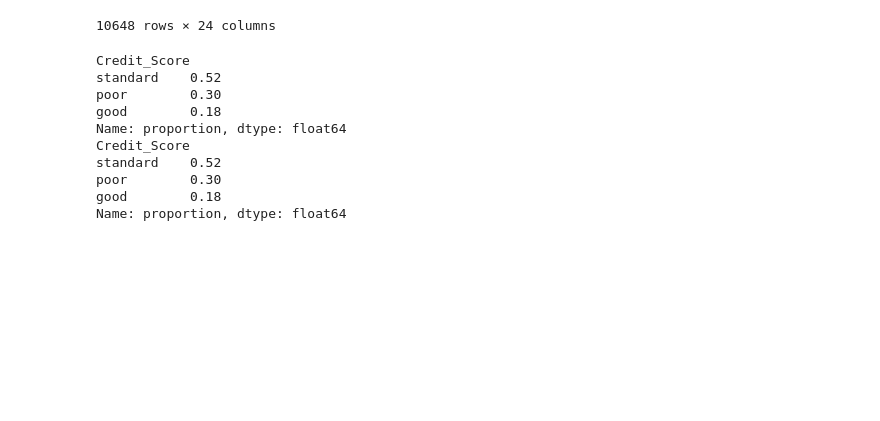
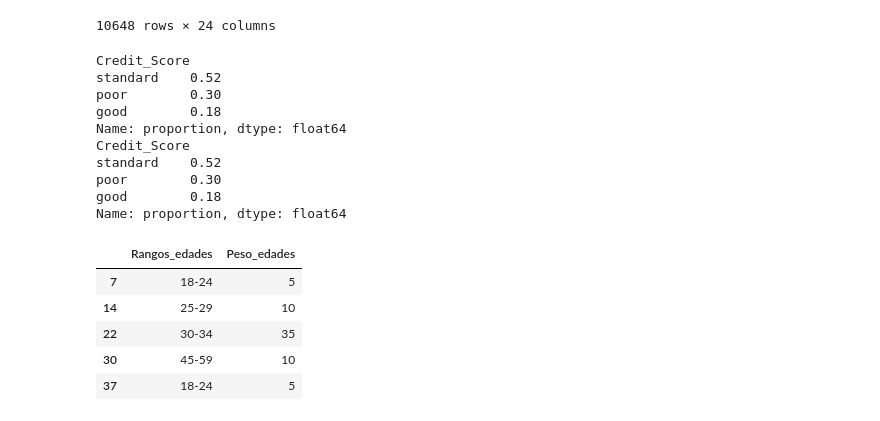
Before and after one commit to Karimme-T/Modelo-de-Puntuacion-Crediticia, a Jupyter notebook: Modelo_1.ipynb, the cells around one changed output. Cells and saved outputs as stored; diff of their text form; code cells hidden in the pictures; blank space fills up the shorter version.

Commit message:
Pesos por rango de edades

```diff
--- a/Modelo_1.ipynb
+++ b/Modelo_1.ipynb
@@ -238,3 +238,43 @@ standard    0.52
 poor        0.30
 good        0.18
 Name: proportion, dtype: float64
+# %%
+# Transformar la columna Age en rangos de edades usando binning
+
+rangos_edades = [18, 25, 30, 35, 45, 60, 70, 90]
+rangos_labels = ['18-24', '25-29', '30-34', '35-44', '45-59', '60-69', '70-90']
+pesos_edades = {
+    '18-24': 5,
+    '25-29': 10,
+    '30-34': 35,
+    '35-44': 30,
+    '45-59': 10,
+    '60-69': 5,
+    '70-90': 5
+}
+
+def edades(df, drop_original=True, pesos=True):
+    datos = df.copy()
+    edad = pd.to_numeric(datos['Age'], errors='coerce')
+    datos['Rangos_edades'] = pd.cut(
+        edad, bins=rangos_edades, labels=rangos_labels, right=False, include_lowest=True
+    ).astype('category')
+
+    if pesos:
+        datos['Peso_edades'] = datos['Rangos_edades'].map(pesos_edades).astype('Int64')
+
+    if drop_original:
+        datos = datos.drop(columns=['Age'])
+
+    return datos
+
+
+datos_edades = edades(df_limpia, drop_original=True, pesos=True)
+datos_edades[['Rangos_edades', 'Peso_edades']].head()
+# %% [output]
+|  | Rangos_edades | Peso_edades |
+| 7 | 18-24 | 5 |
+| 14 | 25-29 | 10 |
+| 22 | 30-34 | 35 |
+| 30 | 45-59 | 10 |
+| 37 | 18-24 | 5 |
```
